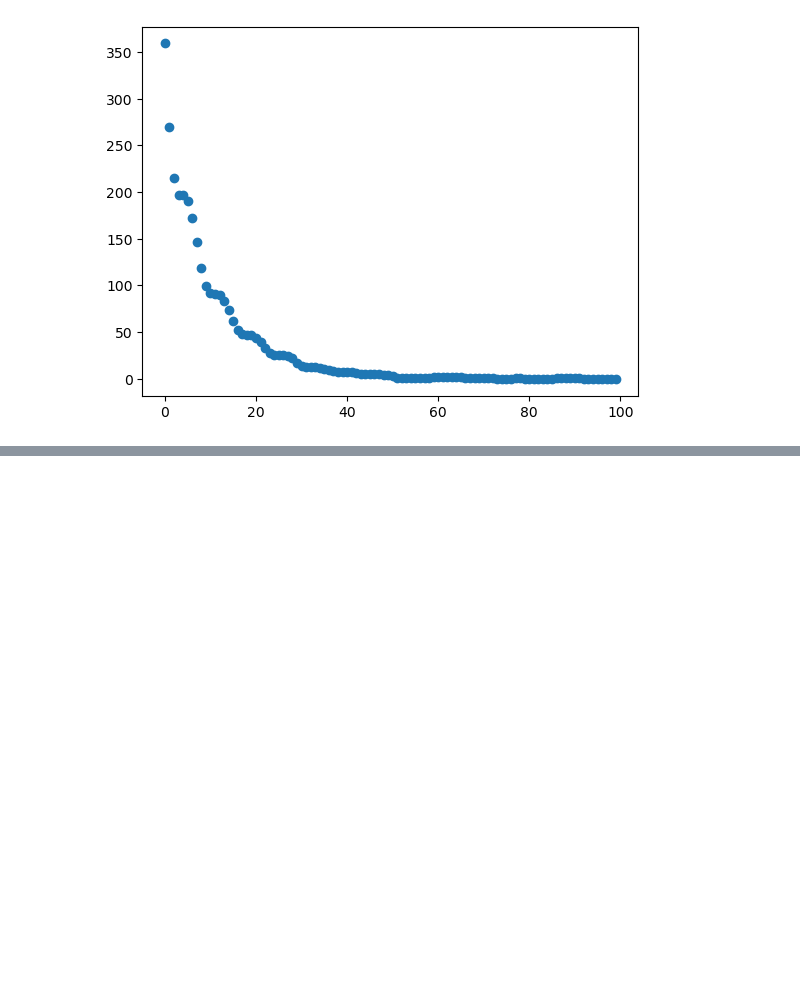
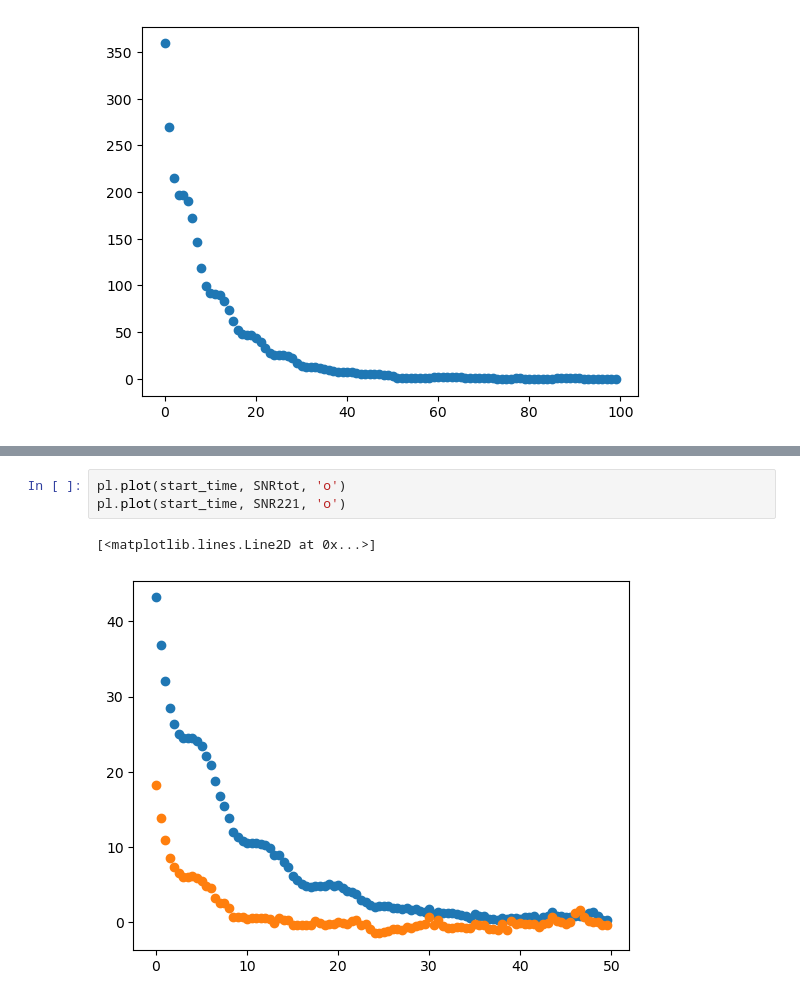
Before and after one commit to Lu-Neil/qnm_filter, a Jupyter notebook: code_demo/evidence_curve/221_EC_results.ipynb, the cells around one changed output, grey strips where cells are left out. Saved outputs shown, nothing was run; the diff lists cells and outputs as text; blank space fills up the shorter version.

```diff
--- a/code_demo/evidence_curve/221_EC_results.ipynb
+++ b/code_demo/evidence_curve/221_EC_results.ipynb
@@ -81,0 +97,6 @@ SNRtot[-1]
+# %%
+pl.plot(start_time, SNRtot, 'o')
+pl.plot(start_time, SNR221, 'o')
+# %% [output]
+[<matplotlib.lines.Line2D at 0x...>]
+[figure, added]
```
Also changed, not shown: parts of 21 cells of this notebook, 30 other files.
